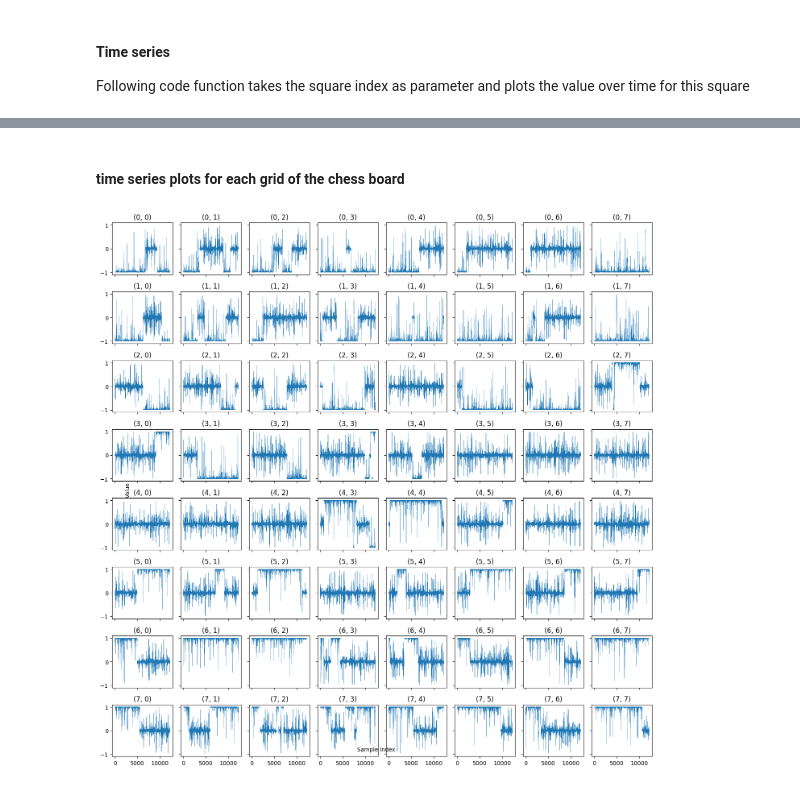
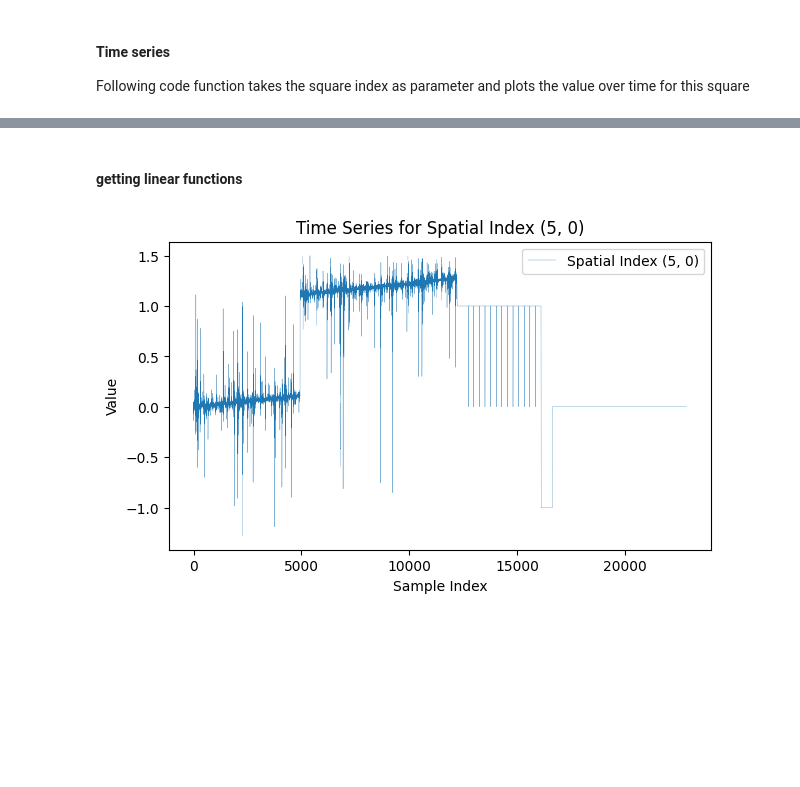
Before and after one commit to juergenstumpf01/KDDM2, a Jupyter notebook: data_checkout.ipynb, the cells around one changed output, grey strips where cells are left out. Cells and saved outputs as stored; diff of their text form; code cells hidden in the pictures; blank space fills up the shorter version.

```diff
--- a/data_checkout.ipynb
+++ b/data_checkout.ipynb
@@ -43,7 +39,7 @@ for row in range(8):
 
     for col in range(8):
 
-        block = np.clip(data_old[row,col,:], -1, 1)
+        block = np.clip(data_new[row,col,:], -1, 1)
         for n in range(47):
             res[row,col,n] = np.rint(np.mean(block[260*n:260*n+259]))
 
@@ -158,0 +169,3 @@ interactive(children=(IntSlider(value=6109, description='frame', max=12219), Out
+# %%
+total_data = np.concatenate((data_new, pred_), axis=2)
+total_data.shape
@@ -179,5 +217,5 @@ now I replaced Nan for values which are larger than 1 or smaller then -1
 # %%
-data_without_oultier = data_old.copy()
-mask = (data_without_oultier >= 1) | (data_without_oultier <= -1)
+data_without_oultier_simple = total_data.copy()
+mask = (data_without_oultier_simple >= 1.5) | (data_without_oultier_simple <= -1.5)
 
-data_without_oultier[mask] = np.nan
+data_without_oultier_simple[mask] = np.nan
@@ -191,40 +222,18 @@ plot_time_series((4, 4), data_without_oultier)
-# %% [markdown]
-#### time series plots for each grid of the chess board
-# %%
-import numpy as np
-import matplotlib.pyplot as plt
-
-# Assuming your 8x8x12220 numpy array is named 'data'
-# You can replace this line with your actual data
-data = data_without_oultier.copy()
-
-# Calculate the number of rows and columns for the subplot grid
-num_rows = data.shape[0]
-num_cols = data.shape[1]
-
-# Set up the matplotlib figure with subplots
-fig, axes = plt.subplots(num_rows, num_cols, figsize=(14, 14), sharex=True, sharey=True, linewidth=0.005)
-
-# Flatten the axes array to iterate over subplots
-axes = axes.flatten()
-
-# Loop through each data point and plot the time series
-for i in range(num_rows):
-    for j in range(num_cols):
-        # Extract the time series for the current data point
-        time_series = data[i, j, :]
-
-        # Plot the time series
-        axes[i * num_cols + j].plot(range(1, data.shape[2] + 1), time_series, linewidth = 0.4)
-
-        # Set titles for better readability
-        axes[i * num_cols + j].set_title(f'({i}, {j})')
-
-# Set common labels
-fig.text(0.5, 0.04, 'Sample Index', ha='center', va='center')
-fig.text(0.06, 0.5, 'Value', ha='center', va='center', rotation='vertical')
-
-plt.tight_layout()
-plt.show()
-# %% [output]
-[figure, removed]
+# %% [markdown]
+#### getting linear functions
+# %%
+
+spatial_index = (5,0)
+
+selected_data = data_without_oultier_simple[spatial_index[0], spatial_index[1], :]
+selected_data = selected_data[:]
+# %%
+plt.figure(figsize=(7, 4))  # Set the figure size
+plt.plot(range(1, len(selected_data) + 1), selected_data, label=f'Spatial Index {spatial_index}', linewidth=0.2)
+plt.xlabel('Sample Index')
+plt.ylabel('Value')
+plt.title(f'Time Series for Spatial Index {spatial_index}')
+plt.legend()
+plt.show()
+# %% [output]
+[figure, added]
```
Also changed, not shown: parts of 23 cells of this notebook.
